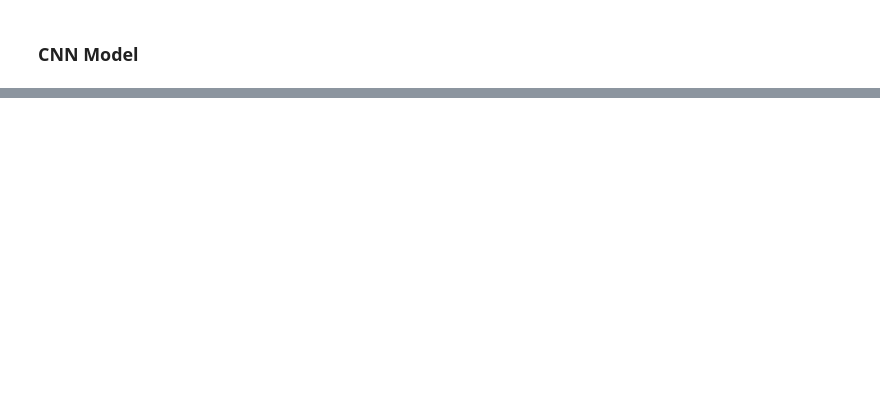
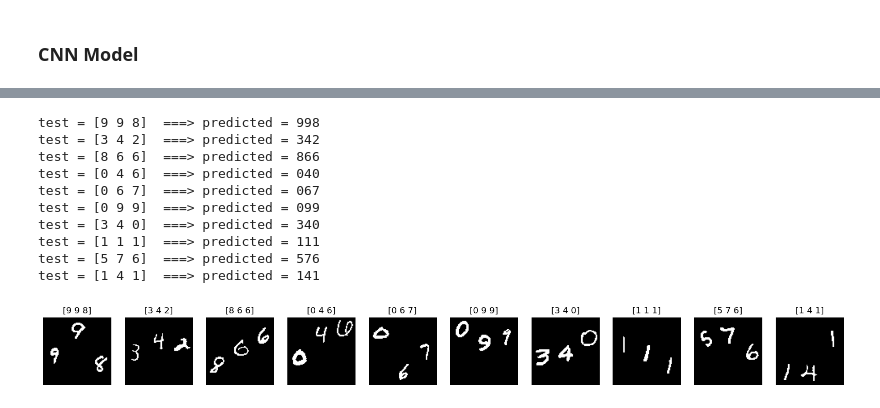
Before and after one commit to engmohamedsalah/AIMaster-MachineLearningDeepLearning, a Jupyter notebook: jack_task2.ipynb, the cells around one changed output, grey strips where cells are left out. Drawn from its saved outputs; the diff is of its cells as text; code cells hidden in the pictures; blank space fills up the shorter version.

```diff
--- a/jack_task2.ipynb
+++ b/jack_task2.ipynb
@@ -199,0 +271,35 @@ y_pred = model.predict(X_test_mod)
+# %%
+import random
+
+# Set the random seed for reproducibility
+random.seed(42)
+
+# Pick 20 random indices
+# Print the corresponding y_test and x_test values
+
+from random import Random
+rand = Random()
+plt.figure(figsize=(20, 2))
+for i in range(0, 10):
+    plt.subplot(1,10, i + 1)
+    x = rand.randint(0, len(X_test_mod) - 1)  # select a random index from x_train data
+    print(f'test = {y_test[x]}  ===> predicted = {combined_numbers[x]}')
+    plt.imshow(X_test_mod[x],cmap='gray')
+    plt.title(y_test[x])
+    plt.axis('off')
+    #print y_pred
+
+
+plt.show()
+# %% [output]
+test = [9 9 8]  ===> predicted = 998
+test = [3 4 2]  ===> predicted = 342
+test = [8 6 6]  ===> predicted = 866
+test = [0 4 6]  ===> predicted = 040
+test = [0 6 7]  ===> predicted = 067
+test = [0 9 9]  ===> predicted = 099
+test = [3 4 0]  ===> predicted = 340
+test = [1 1 1]  ===> predicted = 111
+test = [5 7 6]  ===> predicted = 576
+test = [1 4 1]  ===> predicted = 141
+[figure, added]
```
Also changed, not shown: parts of 13 cells of this notebook, 4 other files.
